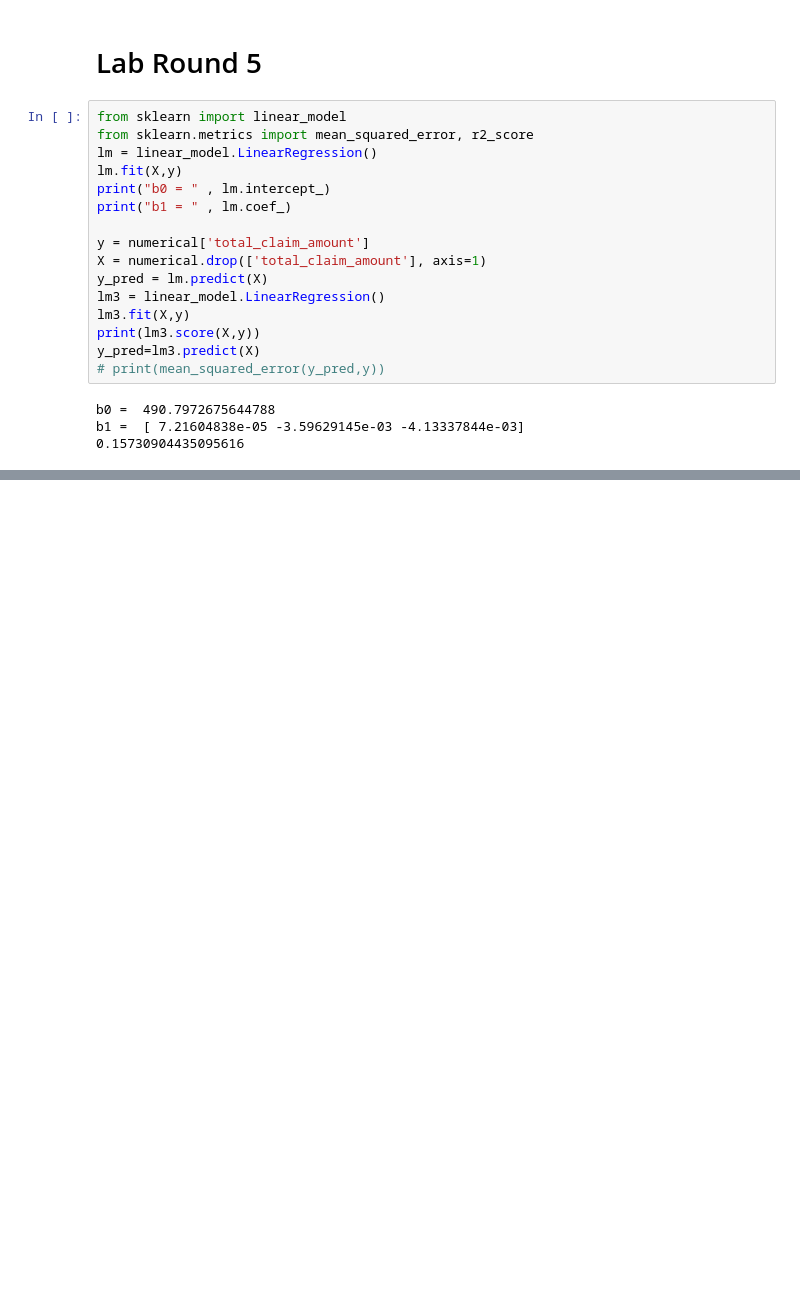
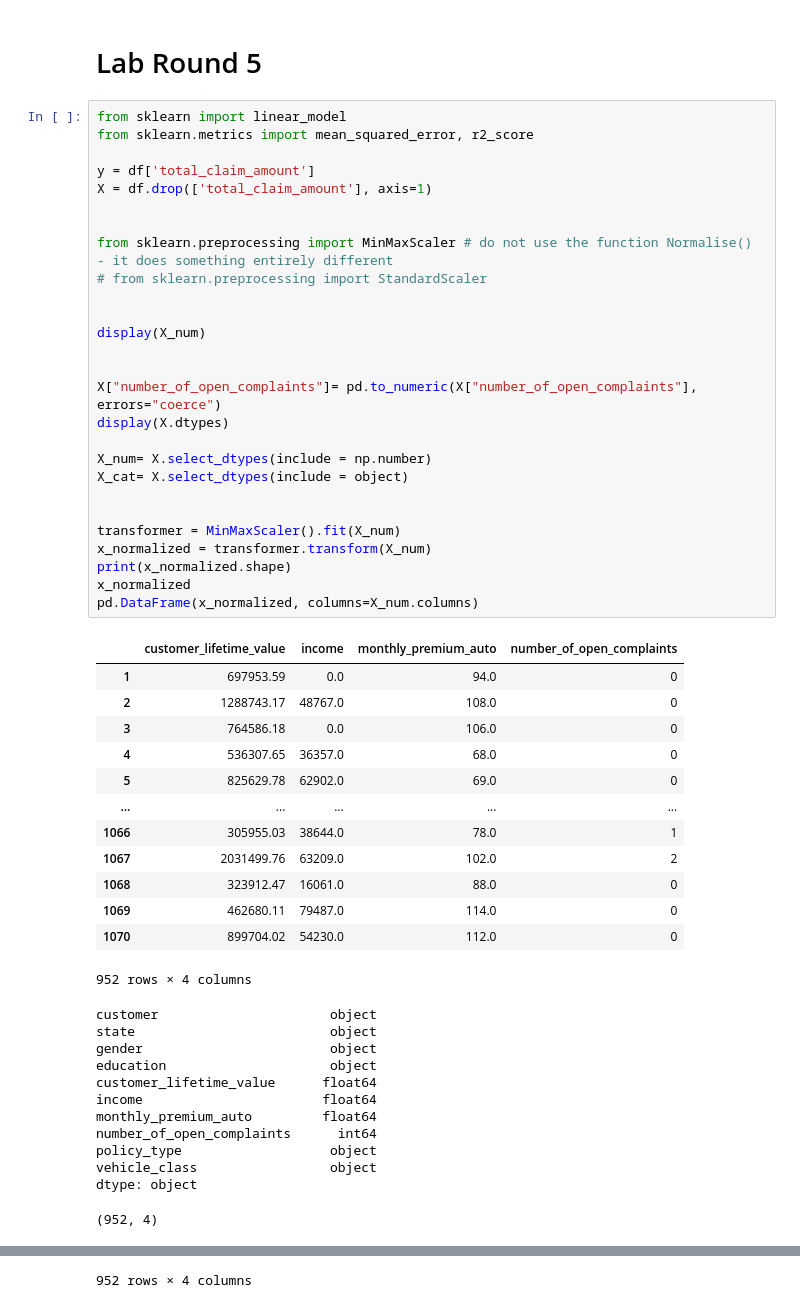
Before and after one commit to Draian123/lab-dw-data-cleaning-and-formatting, a Jupyter notebook: lab-dw-data-cleaning-and-formatting.ipynb, the cells around one changed output, grey strips where cells are left out. Drawn from its saved outputs; the diff is of its cells as text; blank space fills up the shorter version.

```diff
--- a/lab-dw-data-cleaning-and-formatting.ipynb
+++ b/lab-dw-data-cleaning-and-formatting.ipynb
@@ -357,20 +354,53 @@ plt.show()
 # %%
 from sklearn import linear_model
 from sklearn.metrics import mean_squared_error, r2_score
-lm = linear_model.LinearRegression()
-lm.fit(X,y)
-print("b0 = " , lm.intercept_)
-print("b1 = " , lm.coef_)
 
-y = numerical['total_claim_amount']
-X = numerical.drop(['total_claim_amount'], axis=1)
-y_pred = lm.predict(X)
-lm3 = linear_model.LinearRegression()
-lm3.fit(X,y)
-print(lm3.score(X,y))
-y_pred=lm3.predict(X)
-# print(mean_squared_error(y_pred,y))
+y = df['total_claim_amount']
+X = df.drop(['total_claim_amount'], axis=1)
+
+
+from sklearn.preprocessing import MinMaxScaler # do not use the function Normalise() - it does something entirely different
+# from sklearn.preprocessing import StandardScaler
+
+
+display(X_num)
+
+
+X["number_of_open_complaints"]= pd.to_numeric(X["number_of_open_complaints"], errors="coerce")
+display(X.dtypes)
+
+X_num= X.select_dtypes(include = np.number)
+X_cat= X.select_dtypes(include = object)
+
+
+transformer = MinMaxScaler().fit(X_num)
+x_normalized = transformer.transform(X_num)
+print(x_normalized.shape)
+x_normalized
+pd.DataFrame(x_normalized, columns=X_num.columns)
 # %% [output]
+|  | customer_lifetime_value | income | monthly_premium_auto | number_of_open_complaints |
+| 1 | 697953.59 | 0.0 | 94.0 | 0 |
+| 2 | 1288743.17 | 48767.0 | 108.0 | 0 |
+| 3 | 764586.18 | 0.0 | 106.0 | 0 |
+| 4 | 536307.65 | 36357.0 | 68.0 | 0 |
+| 5 | 825629.78 | 62902.0 | 69.0 | 0 |
+| ... | ... | ... | ... | ... |
+| 1066 | 305955.03 | 38644.0 | 78.0 | 1 |
+| 1067 | 2031499.76 | 63209.0 | 102.0 | 2 |
+| 1068 | 323912.47 | 16061.0 | 88.0 | 0 |
+| 1069 | 462680.11 | 79487.0 | 114.0 | 0 |
+| 1070 | 899704.02 | 54230.0 | 112.0 | 0 |
-b0 =  490.7972675644788
-b1 =  [ 7.21604838e-05 -3.59629145e-03 -4.13337844e-03]
-0.15730904435095616
+952 rows × 4 columns
+customer                      object
+state                         object
+gender                        object
+education                     object
+customer_lifetime_value      float64
+income                       float64
+monthly_premium_auto         float64
+number_of_open_complaints      int64
+policy_type                   object
+vehicle_class                 object
+dtype: object
+(952, 4)
@@ -376,0 +419 @@ b1 =  [ 7.21604838e-05 -3.59629145e-03 -4.13337844e-03]
+952 rows × 4 columns
```
Also changed, not shown: parts of 10 cells of this notebook.
